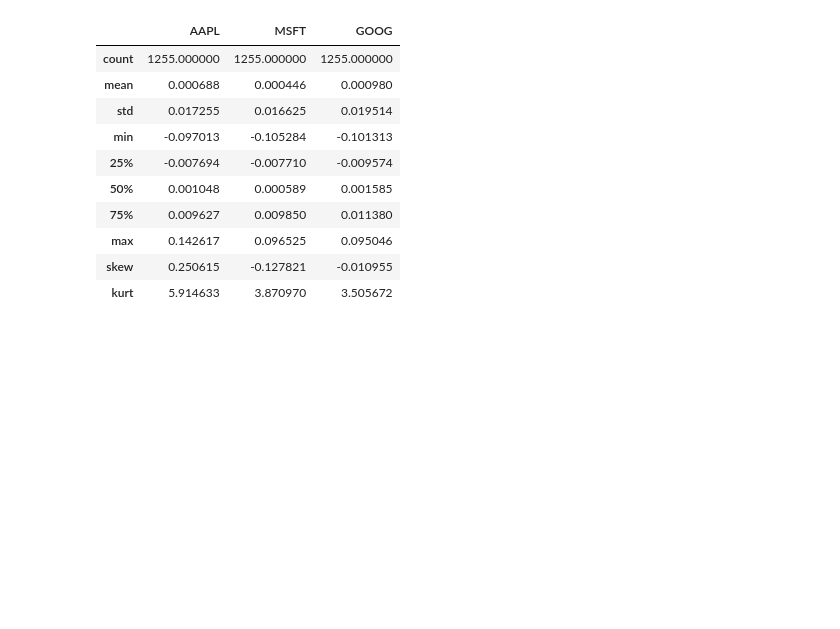
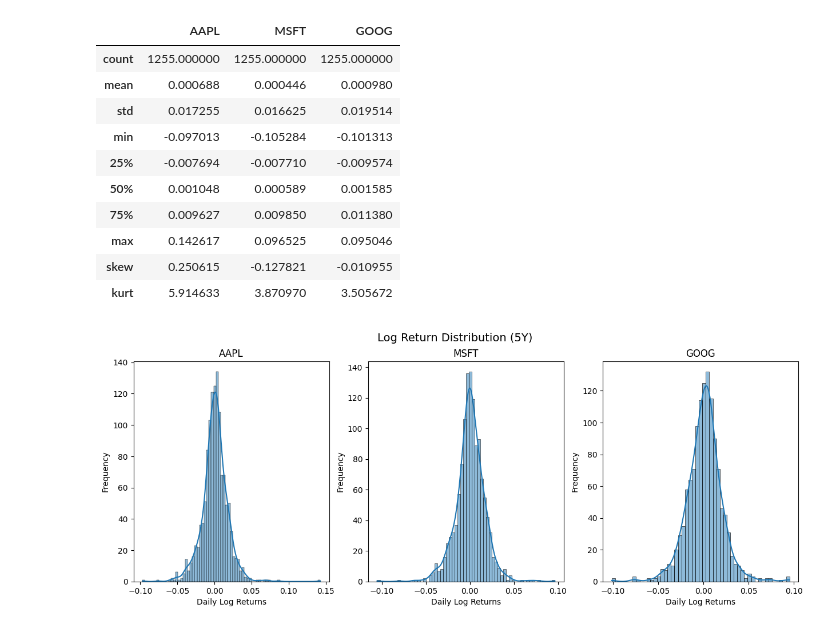
Before and after one commit to aboytech/Financial_Return_Analyzer, a Jupyter notebook: financial_return_analyzer.ipynb, the cells around one changed output. Drawn from its saved outputs; the diff is of its cells as text; code cells hidden in the pictures; blank space fills up the shorter version.

Commit message:
Visualize log returns distribution

```diff
--- a/financial_return_analyzer.ipynb
+++ b/financial_return_analyzer.ipynb
@@ -98,3 +100,17 @@ log_stats
 | max | 0.142617 | 0.096525 | 0.095046 |
 | skew | 0.250615 | -0.127821 | -0.010955 |
 | kurt | 5.914633 | 3.870970 | 3.505672 |
+# %%
+# Building the visualizations for log returns.
+
+fig, axes = plt.subplots(ncols= 3, figsize = (15,5))
+
+fig.suptitle('Log Return Distribution (5Y)', fontsize = 14)
+
+for i, ticker in enumerate(tickers_list):
+    sns.histplot(log_returns[ticker], kde = True, ax = axes[i])
+    axes[i].set_title(ticker)
+    axes[i].set_xlabel('Daily Log Returns')
+    axes[i].set_ylabel('Frequency')
+# %% [output]
+[figure, added]
```
Also changed, not shown: parts of 1 cell of this notebook.
